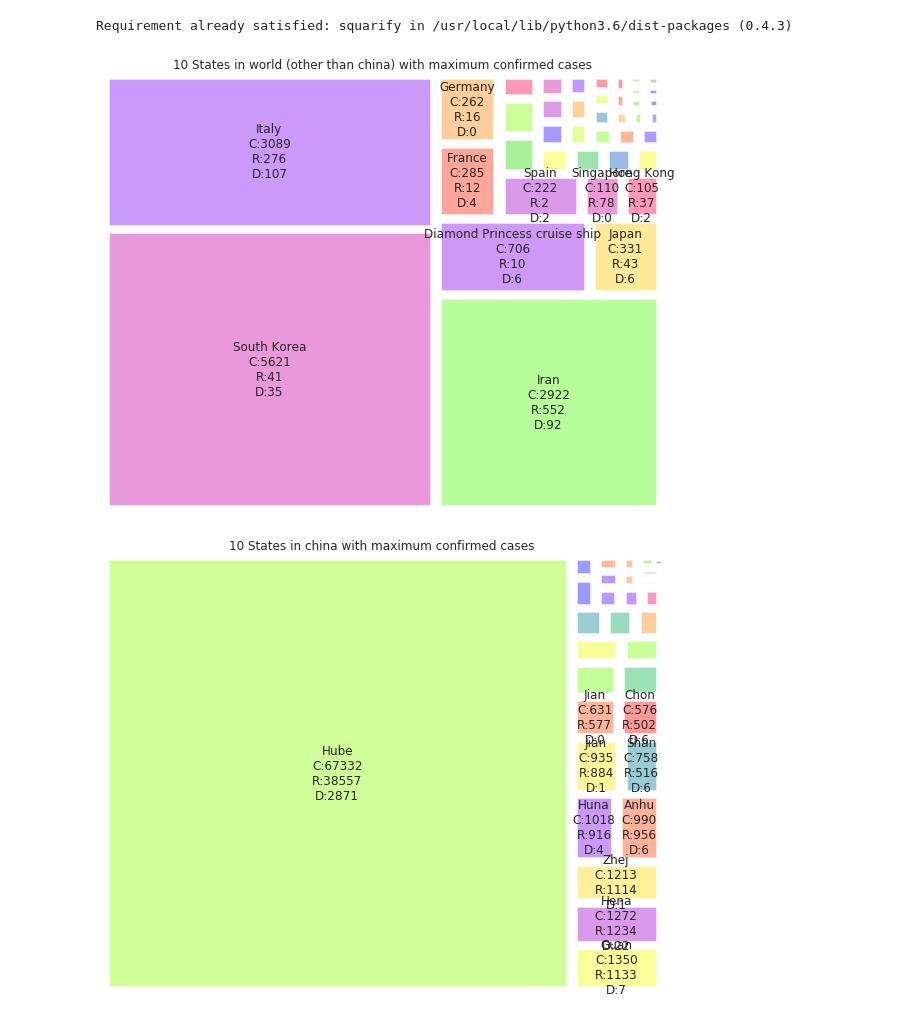
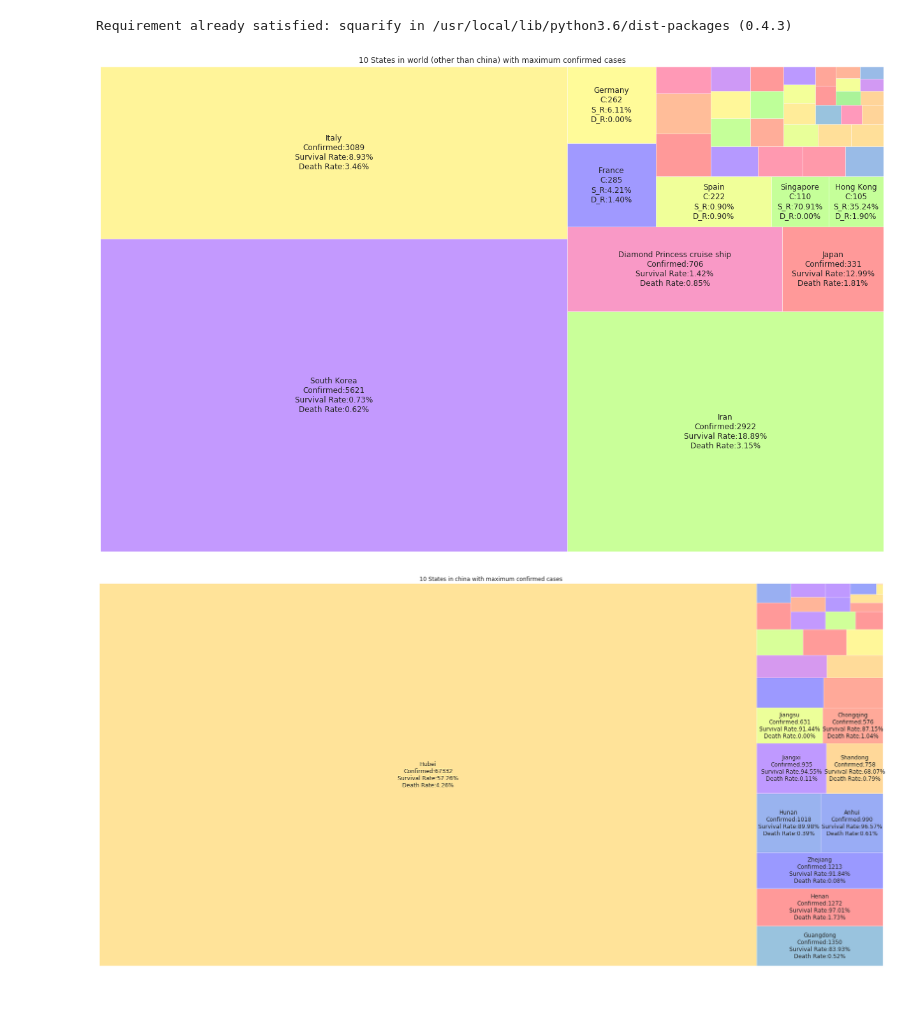
Before and after one commit to IshantWadhwa4/COVID-19-EDA, a Jupyter notebook: CoronavirusDataEDA.ipynb, the cells around one changed output. Saved outputs shown, nothing was run; the diff lists cells and outputs as text; code cells hidden in the pictures.

```diff
--- a/CoronavirusDataEDA.ipynb
+++ b/CoronavirusDataEDA.ipynb
@@ -286,18 +286,24 @@ Requirement already satisfied: squarify in /usr/local/lib/python3.6/dist-package
 # %%
 import matplotlib.pyplot as plt
 import squarify
-# %%
-def setLabel(state,conf,recov,deaths):
-   return '{0}\nC:{1}\nR:{2}\nD:{3}'.format(state,conf,recov,deaths)
+# %%
+def setLabel(state,conf,recov,deaths):
+  survival_rate = recov/conf *100
+  death_rate = deaths/conf *100
+  if conf >300:
+    return '{0}\nConfirmed:{3}\nSurvival Rate:{1:.2f}%\nDeath Rate:{2:.2f}%'.format(state,survival_rate,death_rate,conf)
+  else:
+    return '{0}\nC:{3}\nS_R:{1:.2f}%\nD_R:{2:.2f}%'.format(state,survival_rate,death_rate,conf)
 # %%
   tempsort['label'] = tempsort.apply(lambda x :setLabel(x['Province/State'],x['confirmed'],x['recovered'],x['deaths']),axis=1)
 # %%
+plt.figure(figsize=(22,14))
 size = tempsort.shape[0]
 color = plt.cm.prism(np.random.rand(size))
-squarify.plot(sizes = tempsort['confirmed'], label=tempsort['label'][:10],  color = color,alpha=.4 ,pad = True)
+squarify.plot(sizes = tempsort['confirmed'], label=tempsort['label'][:10],  color = color,alpha=.4 )
 plt.title("10 States in world (other than china) with maximum confirmed cases")
 plt.axis('off')
 plt.show()
 # %% [output]
-[figure, old version]
+[figure, new version]
 # %%
@@ -305,10 +311,11 @@ temp_china_data_sort['label'] = temp_china_data_sort.apply(lambda x :setLabel(x[
                                                                               x['recovered'],x['deaths']),axis=1)
 # %%
+plt.figure(figsize=(30,15))
 size = temp_china_data_sort.shape[0]
 color = plt.cm.prism(np.random.rand(size))
-squarify.plot(sizes = temp_china_data_sort['confirmed'], label=temp_china_data_sort['label'][:10],  color = color,alpha=.4 ,pad = True)
+squarify.plot(sizes = temp_china_data_sort['confirmed'], label=temp_china_data_sort['label'][:10],  color = color,alpha=.4 )
 plt.axis('off')
 plt.title("10 States in china with maximum confirmed cases")
 plt.show()
 # %% [output]
-[figure, old version]
+[figure, new version]
```
Also changed, not shown: parts of 1 cell of this notebook.
